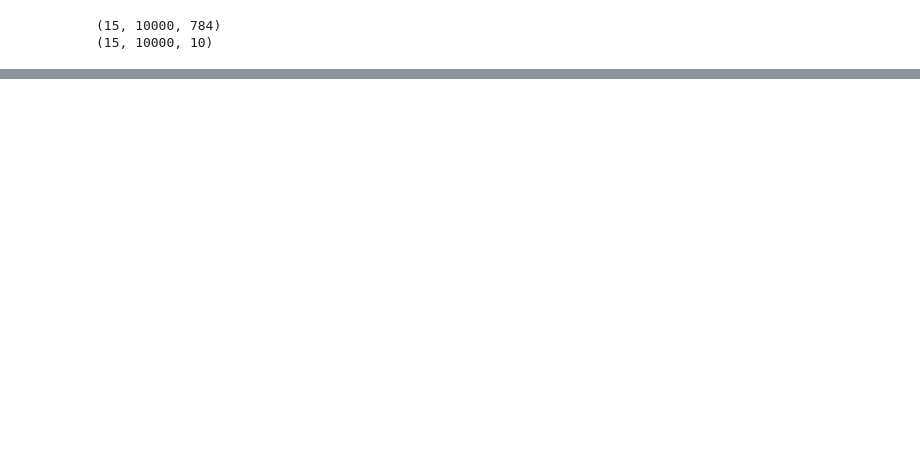
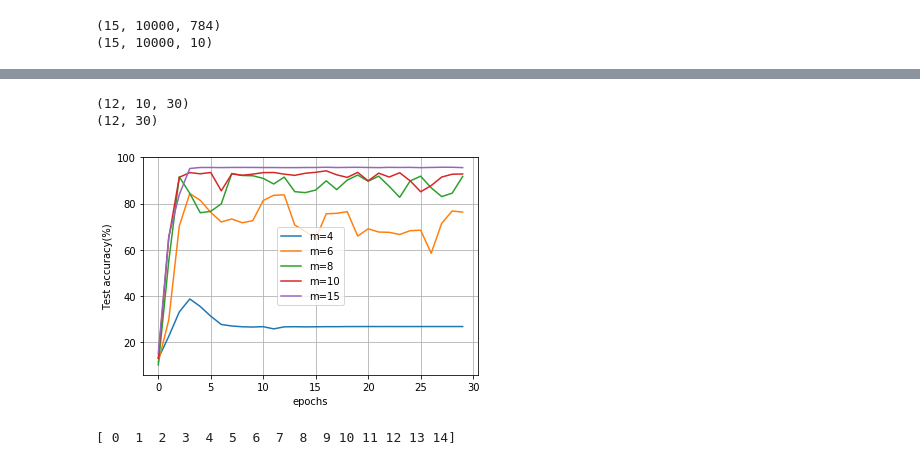
Before and after one commit to jinhyun-so/CodedPrivateNN, a Jupyter notebook: BACC_MNIST.ipynb, the cells around one changed output, grey strips where cells are left out. Saved outputs shown, nothing was run; the diff lists cells and outputs as text; code cells hidden in the pictures; blank space fills up the shorter version.

Commit message:
Update BACC_MNIST test_accuracy figure

```diff
--- a/BACC_MNIST.ipynb
+++ b/BACC_MNIST.ipynb
@@ -358,7 +358,8 @@ Round   9, Average loss 0.213 Test accuracy 98.300
 # %%
 class my_argument:
     epochs = 200    #"rounds of training"
-    num_users = 6  # "number of users: K"
+    num_users = 15  # "number of users: N"
+    num_partition = 6 # "number of users: K"
     frac = 0.5 #"the fraction of clients: C"
     local_ep = 1 #"the number of local epochs: E"
     local_bs = 200 #"local batch size: B"
@@ -432,12 +433,12 @@ size of Y: (60000, 10)
 from utils.functions import *
 import math
 
-N= 15
-K= args.num_users
+N= args.num_users
+K= args.num_partition
 
 
 j_array = np.array(range(K))
-print("j: ",(2*j_array+1)*math.pi/2/K,'\n')
+# print("j: ",(2*j_array+1)*math.pi/2/K,'\n')
 
 alpha_array = np.cos((2*j_array+1)*math.pi/(2*K)) #np.cos((2*j_array+1)*math.pi/(2*K))
 print("alpha_array: ",alpha_array,'\n')
@@ -540,0 +553,26 @@ Round   9, Average loss 2.605 Test accuracy 95.060
+# %%
+sel_m=10
+sel_trial=0
+
+plot_acc = np.mean(acc_test_arr, axis=1)
+print(acc_test_arr.shape)
+print(plot_acc.shape)
+
+plt.plot(plot_acc[0,:],label='m=4')
+plt.plot(plot_acc[2,:],label='m=6')
+plt.plot(plot_acc[4,:],label='m=8')
+plt.plot(plot_acc[6,:],label='m=10')
+plt.plot(plot_acc[11,:],label='m=15')
+plt.legend()
+plt.grid()
+plt.xlabel('epochs')
+plt.ylabel('Test accuracy(%)')
+plt.show()
+# %% [output]
+(12, 10, 30)
+(12, 30)
+[figure, added]
+# %%
+print(np.sort(idxs_users))
+# %% [output]
+[ 0  1  2  3  4  5  6  7  8  9 10 11 12 13 14]
```
Also changed, not shown: parts of 2 cells of this notebook, 1 other file.
